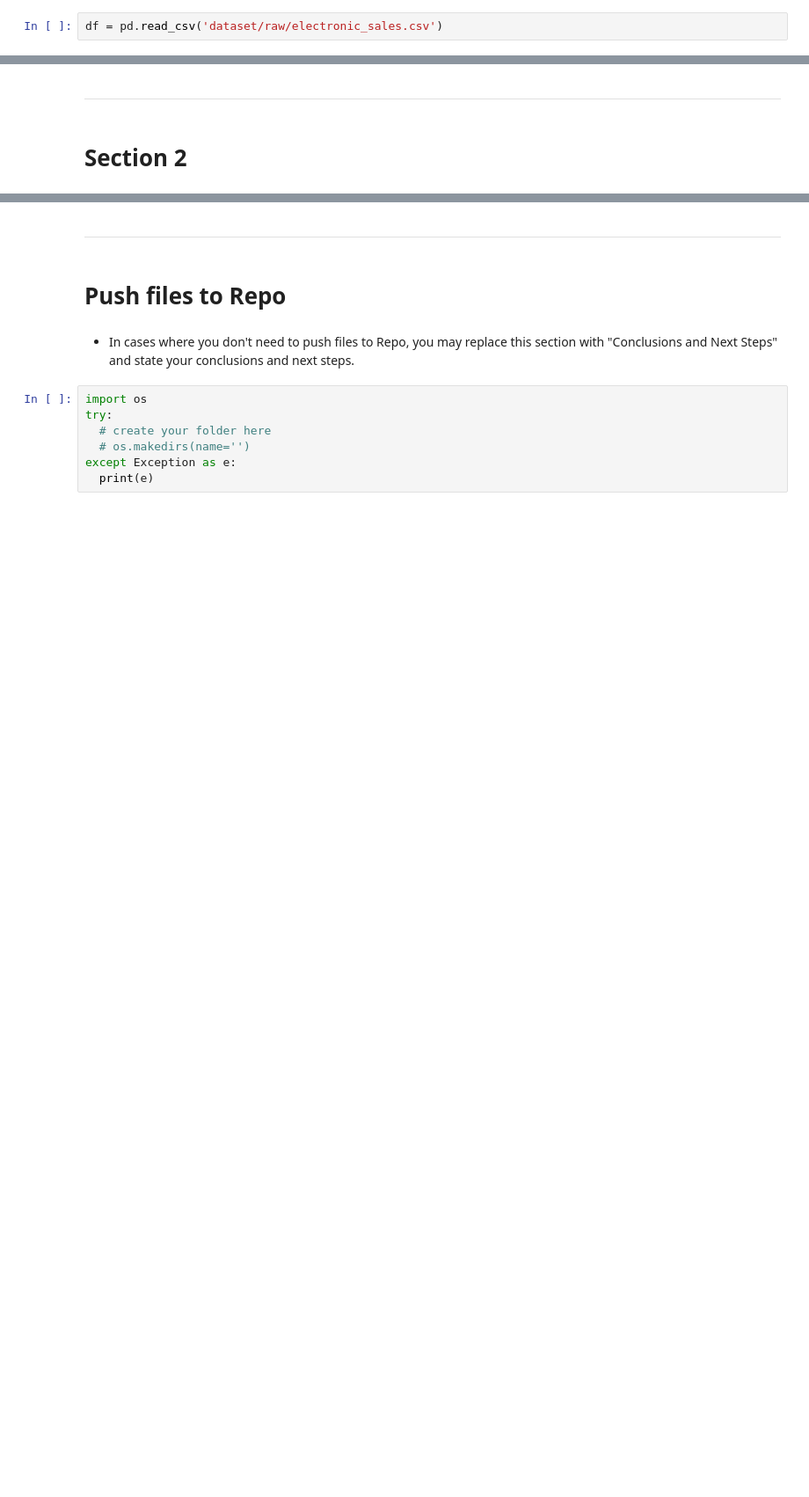
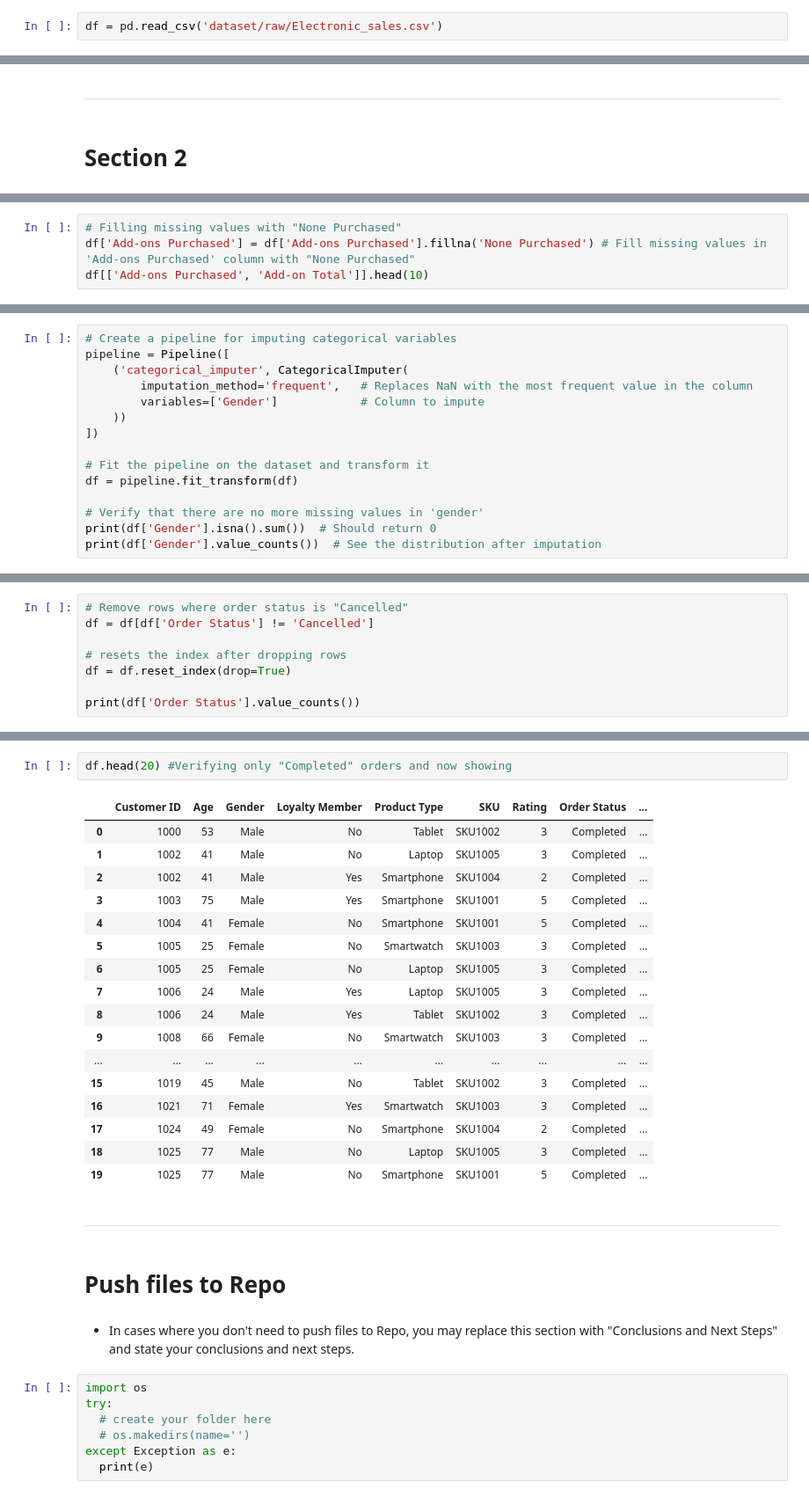
Before and after one commit to Hamza-Murshad/Electronic_Sales, a Jupyter notebook: jupyter_notebooks/ETL.ipynb, the cells around one changed output, grey strips where cells are left out. Shown at 88% size. Saved outputs shown, nothing was run; the diff lists cells and outputs as text; blank space fills up the shorter version.

Commit message:
Clean missing values and remove invalid rows

```diff
--- a/jupyter_notebooks/ETL.ipynb
+++ b/jupyter_notebooks/ETL.ipynb
@@ -57,2 +59,2 @@ import numpy as np
 # %%
-df = pd.read_csv('dataset/raw/electronic_sales.csv')
+df = pd.read_csv('dataset/raw/Electronic_sales.csv')
@@ -127,0 +223,4 @@ NOTE
+# %%
+# Filling missing values with "None Purchased"
+df['Add-ons Purchased'] = df['Add-ons Purchased'].fillna('None Purchased') # Fill missing values in 'Add-ons Purchased' column with "None Purchased"
+df[['Add-ons Purchased', 'Add-on Total']].head(10)
@@ -127,0 +261,15 @@ NOTE
+# %%
+# Create a pipeline for imputing categorical variables
+pipeline = Pipeline([
+    ('categorical_imputer', CategoricalImputer(
+        imputation_method='frequent',   # Replaces NaN with the most frequent value in the column
+        variables=['Gender']            # Column to impute
+    ))
+])
+
+# Fit the pipeline on the dataset and transform it
+df = pipeline.fit_transform(df)
+
+# Verify that there are no more missing values in 'gender'
+print(df['Gender'].isna().sum())  # Should return 0
+print(df['Gender'].value_counts())  # See the distribution after imputation
@@ -127,0 +304,8 @@ NOTE
+# %%
+# Remove rows where order status is "Cancelled"
+df = df[df['Order Status'] != 'Cancelled']
+
+# resets the index after dropping rows
+df = df.reset_index(drop=True)
+
+print(df['Order Status'].value_counts())
@@ -128,3 +316,23 @@ NOTE
+# %%
+df.head(20) #Verifying only "Completed" orders and now showing
+# %% [output]
+|  | Customer ID | Age | Gender | Loyalty Member | Product Type | SKU | Rating | Order Status | ... |
+| 0 | 1000 | 53 | Male | No | Tablet | SKU1002 | 3 | Completed | ... |
+| 1 | 1002 | 41 | Male | No | Laptop | SKU1005 | 3 | Completed | ... |
+| 2 | 1002 | 41 | Male | Yes | Smartphone | SKU1004 | 2 | Completed | ... |
+| 3 | 1003 | 75 | Male | Yes | Smartphone | SKU1001 | 5 | Completed | ... |
+| 4 | 1004 | 41 | Female | No | Smartphone | SKU1001 | 5 | Completed | ... |
+| 5 | 1005 | 25 | Female | No | Smartwatch | SKU1003 | 3 | Completed | ... |
+| 6 | 1005 | 25 | Female | No | Laptop | SKU1005 | 3 | Completed | ... |
+| 7 | 1006 | 24 | Male | Yes | Laptop | SKU1005 | 3 | Completed | ... |
+| 8 | 1006 | 24 | Male | Yes | Tablet | SKU1002 | 3 | Completed | ... |
+| 9 | 1008 | 66 | Female | No | Smartwatch | SKU1003 | 3 | Completed | ... |
+| ... | ... | ... | ... | ... | ... | ... | ... | ... | ... |
+| 15 | 1019 | 45 | Male | No | Tablet | SKU1002 | 3 | Completed | ... |
+| 16 | 1021 | 71 | Female | Yes | Smartwatch | SKU1003 | 3 | Completed | ... |
+| 17 | 1024 | 49 | Female | No | Smartphone | SKU1004 | 2 | Completed | ... |
+| 18 | 1025 | 77 | Male | No | Laptop | SKU1005 | 3 | Completed | ... |
+| 19 | 1025 | 77 | Male | No | Smartphone | SKU1001 | 5 | Completed | ... |
 # %% [markdown]
 ---
 # %% [markdown]
```
Also changed, not shown: parts of 32 cells of this notebook.
